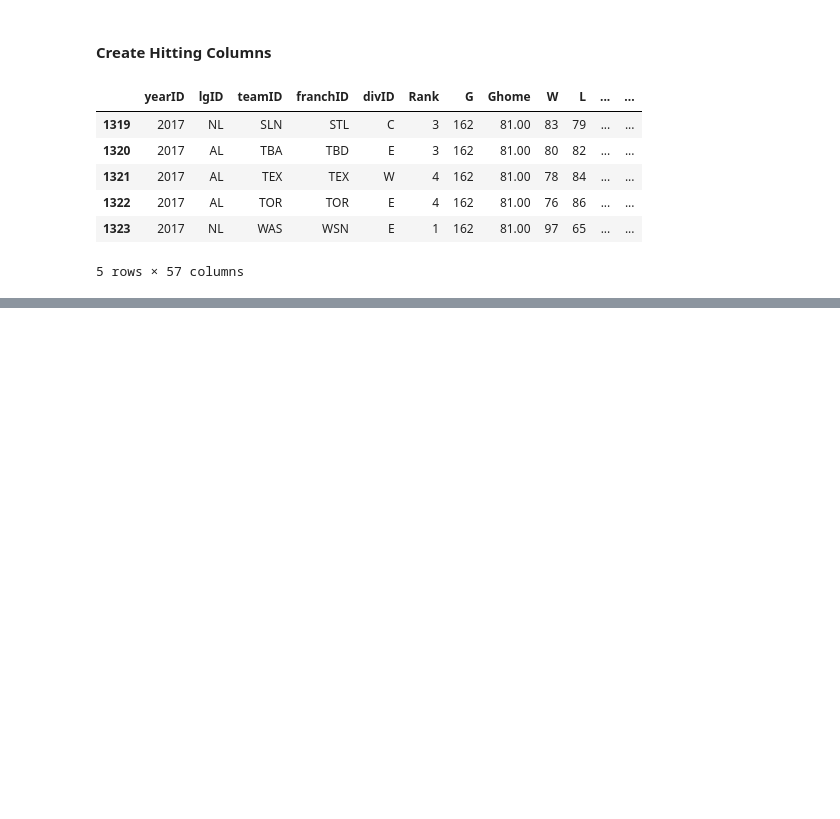
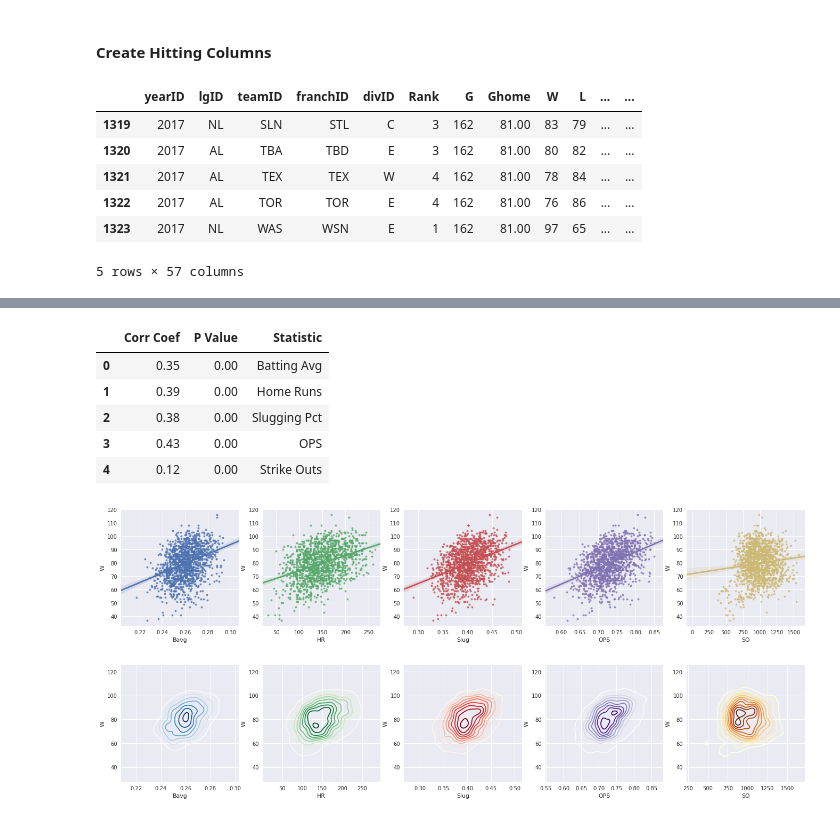
Before and after one commit to georgesturrock/7331_Lab1, a Jupyter notebook: Team2_Lab1.ipynb, the cells around one changed output, grey strips where cells are left out. Drawn from its saved outputs; the diff is of its cells as text; code cells hidden in the pictures; blank space fills up the shorter version.

```diff
--- a/Team2_Lab1.ipynb
+++ b/Team2_Lab1.ipynb
@@ -102,6 +102,7 @@ import os
 import string
 from matplotlib import pyplot as plt
 import seaborn as sns
+sns.set(style='darkgrid')
 
 #Read Teams data file
 teams = pd.read_csv('./sourcedata/Teams.csv')
@@ -423,0 +359,43 @@ plt.show()
+# %%
+from scipy.stats.stats import pearsonr
+
+#Create Scatter Plots to show the relationship between the aforementioned Batting Statistics, Wins.
+i = 0
+battstat = ['Bavg', 'HR', 'Slug', 'OPS', 'SO']
+colList = ['Blues', 'Greens', 'Reds', 'Purples', 'YlOrBr']
+
+f, axes = plt.subplots(1, 5, figsize=(23,4))
+
+for b in battstat:
+    sns.regplot(data=teams2Plus, x=b, y='W', scatter_kws={'s':15}, ax=axes[i])
+    i = i + 1
+
+#Kernel Density Estimates
+i = 0
+f, axes = plt.subplots(1, 5, figsize=(23,4))
+
+for b in battstat:
+    sns.kdeplot(teams2Plus[b], teams2Plus.W, ax=axes[i], cmap=colList[i])
+    i = i + 1
+
+#Calculate and Display Correlation Coefficients
+prdf = []
+prlist = [teams2Plus.Bavg, teams2Plus.HR, teams2Plus.Slug, teams2Plus.OPS, teams2Plus.SO]
+labels = ['Batting Avg', 'Home Runs', 'Slugging Pct', 'OPS', 'Strike Outs']
+l=0
+
+for p in prlist:
+    prdf.append({'Statistic': labels[l], 'Corr Coef': pearsonr(p, teams2Plus.W)[0], 'P Value': pearsonr(p, teams2Plus.W)[1]})
+    l = l + 1
+
+prdf = pd.DataFrame(prdf)
+prdf
+# %% [output]
+|  | Corr Coef | P Value | Statistic |
+| 0 | 0.35 | 0.00 | Batting Avg |
+| 1 | 0.39 | 0.00 | Home Runs |
+| 2 | 0.38 | 0.00 | Slugging Pct |
+| 3 | 0.43 | 0.00 | OPS |
+| 4 | 0.12 | 0.00 | Strike Outs |
+[figure, added]
+[figure, added]
```
Also changed, not shown: parts of 37 cells of this notebook.
